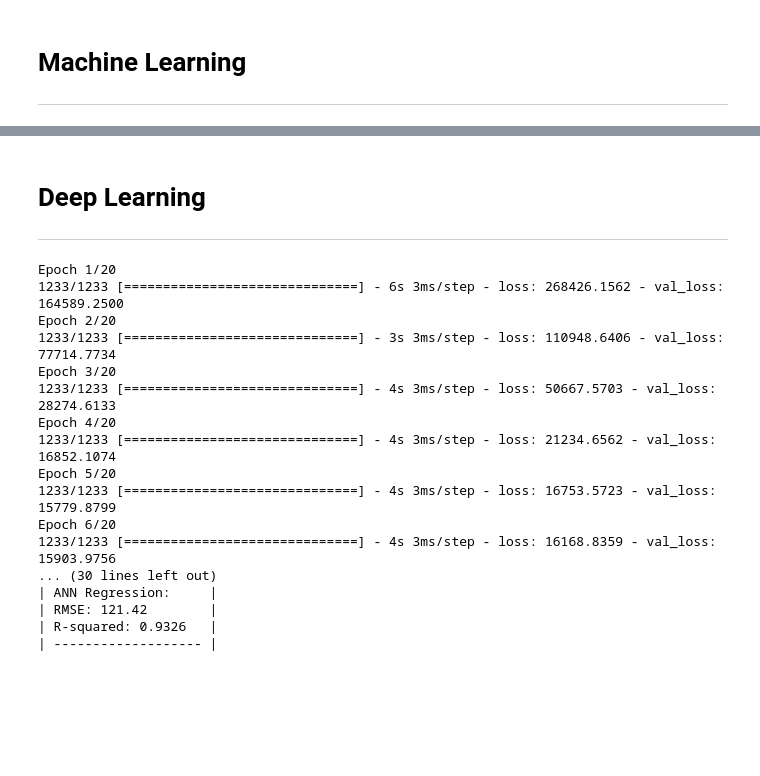
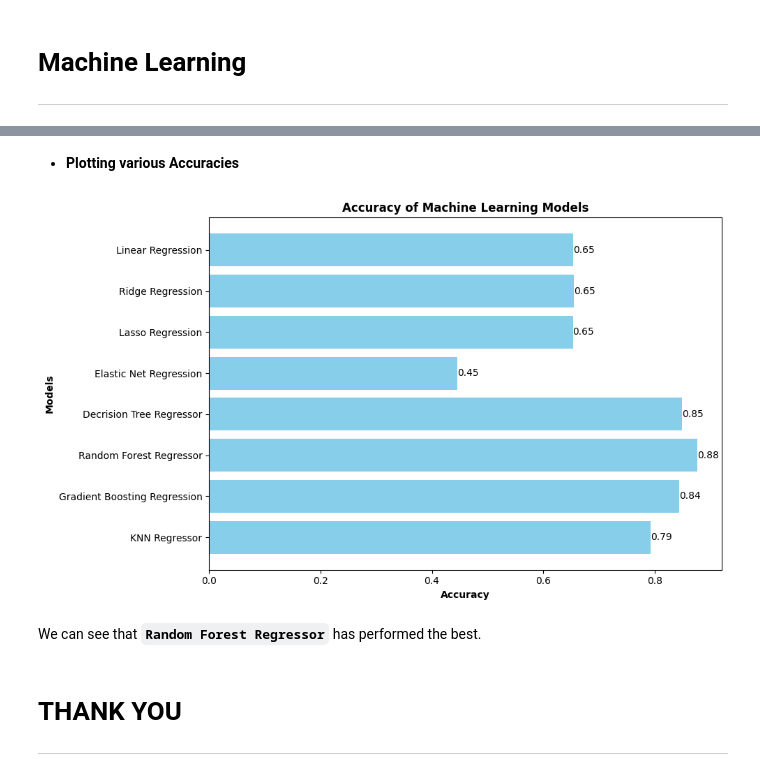
Before and after one commit to manjit-baishya-datascience/House-Price-Prediction, a Jupyter notebook: house-price-trend-analysis-and-price-prediction.ipynb, the cells around one changed output, grey strips where cells are left out. Drawn from its saved outputs; the diff is of its cells as text; code cells hidden in the pictures; blank space fills up the shorter version.

```diff
--- a/house-price-trend-analysis-and-price-prediction.ipynb
+++ b/house-price-trend-analysis-and-price-prediction.ipynb
@@ -493,48 +449,28 @@ print("| ------------------- |")
 | ------------------- |
-# %% [markdown]
-# **Deep Learning**
-___
-# %%
-# Define the model architecture
-model = Sequential([
-    Dense(64, activation='relu', input_shape=(7,)),  # Adjust the number of neurons in the hidden layer as needed
-    Dense(32, activation='relu'),  # Additional hidden layers can be added if needed
-    Dense(1)  # Output layer with a single neuron for regression
-])
-
-# Compile the model
-model.compile(optimizer='adam', loss='mean_squared_error')  # Use appropriate optimizer and loss function for regression
-
-# Train the model
-history = model.fit(X_train, y_train, epochs=20, batch_size=32, validation_split=0.2)  # Adjust epochs and batch size as needed
-
-# Predict on the test data
-y_pred_ann = model.predict(X_test)
-
-# Calculate evaluation metrics
-mse_ann = mean_squared_error(y_test, y_pred_ann)
-r2_ann = r2_score(y_test, y_pred_ann)
-
-print("| ------------------- |")
-print("| ANN Regression:     |")
-print("| RMSE:", round(np.sqrt(mse_ann),2), '       |')
-print("| R-squared:", round(r2_ann,4), '  |')
-print("| ------------------- |")
-# %% [output]
-Epoch 1/20
-1233/1233 [==============================] - 6s 3ms/step - loss: 268426.1562 - val_loss: 164589.2500
-Epoch 2/20
-1233/1233 [==============================] - 3s 3ms/step - loss: 110948.6406 - val_loss: 77714.7734
-Epoch 3/20
-1233/1233 [==============================] - 4s 3ms/step - loss: 50667.5703 - val_loss: 28274.6133
-Epoch 4/20
-1233/1233 [==============================] - 4s 3ms/step - loss: 21234.6562 - val_loss: 16852.1074
-Epoch 5/20
-1233/1233 [==============================] - 4s 3ms/step - loss: 16753.5723 - val_loss: 15779.8799
-Epoch 6/20
-1233/1233 [==============================] - 4s 3ms/step - loss: 16168.8359 - val_loss: 15903.9756
-... (30 lines left out)
-| ANN Regression:     |
-| RMSE: 121.42        |
-| R-squared: 0.9326   |
-| ------------------- |
+# %% [markdown]
+- **Plotting various Accuracies**
+# %%
+# summarizing all ML Model accuracies
+accuracy = {"Linear Regression" : r2_lr, "Ridge Regression" : r2_ridge, "Lasso Regression" : r2_lasso, "Elastic Net Regression" : r2_elasticnet, "Decrision Tree Regressor" : r2_dt, "Random Forest Regressor" : r2_rf, "Gradient Boosting Regression" : r2_gb, "KNN Regressor" : r2_knn}
+# %%
+plt.figure(figsize=(10, 6))  # Adjust the figure size as needed
+bars = plt.barh(list(accuracy.keys()), list(accuracy.values()), color='skyblue')  # Use plt.barh for horizontal bars
+
+# Adding annotations
+for bar in bars:
+    width = bar.get_width()  # Get the width of each bar
+    plt.text(width, bar.get_y() + bar.get_height()/2, round(width, 2), ha='left', va='center')  # Position the text appropriately
+
+plt.xlabel('Accuracy', fontweight='bold')
+plt.ylabel('Models', fontweight='bold')
+plt.title('Accuracy of Machine Learning Models', fontweight='bold')
+plt.gca().invert_yaxis()  # Invert y-axis to display models from top to bottom
+plt.tight_layout()
+plt.show()
+# %% [output]
+[figure, added]
+# %% [markdown]
+We can see that **`Random Forest Regressor`** has performed the best.
+# %% [markdown]
+# **THANK YOU**
+---
```
Also changed, not shown: parts of 27 cells of this notebook.
